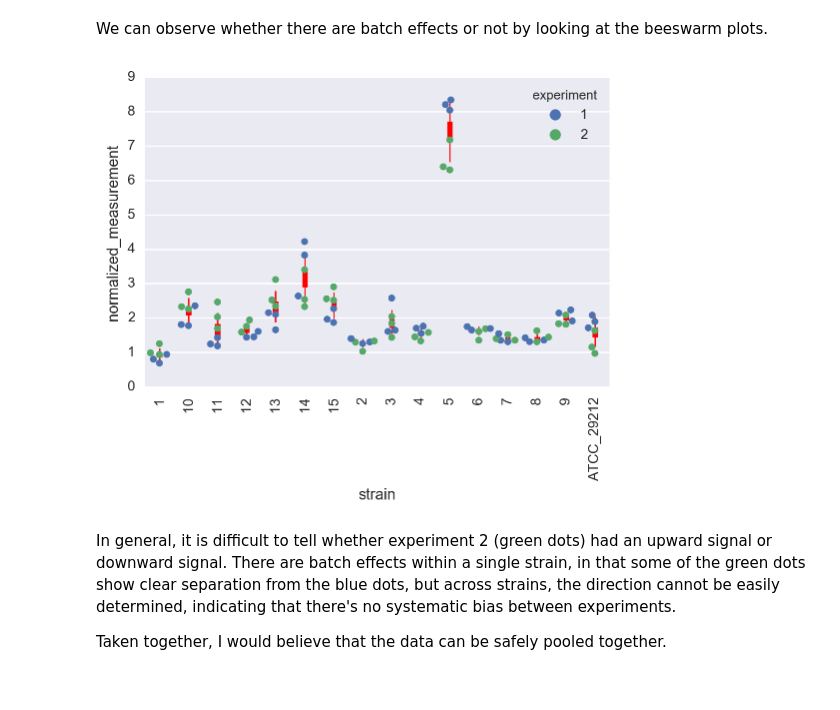
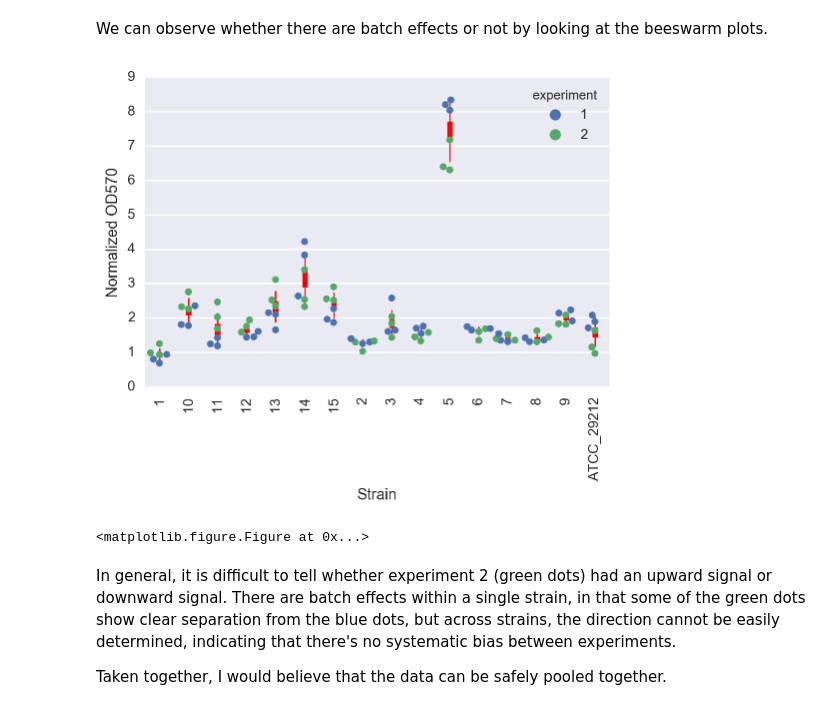
Before and after one commit to afcarl/mia-stats, a Jupyter notebook: mia-stats.ipynb, the cells around one changed output. Cells and saved outputs as stored; diff of their text form; code cells hidden in the pictures.

Commit message:
updated notebook and PDF version of figure

```diff
--- a/mia-stats.ipynb
+++ b/mia-stats.ipynb
@@ -95,13 +95,16 @@ We can observe whether there are batch effects or not by looking at the beeswarm
 # %%
 # Plot bee swarm plot + posterior distribution densities.
 sns.swarmplot(data=df, x='indices', y='normalized_measurement', hue='experiment')
-plt.errorbar(x=range(len(le.classes_)), y=median, yerr=[hpd_lower, hpd_upper], ls='none', color='red', elinewidth=1)
-plt.errorbar(x=range(len(le.classes_)), y=median, yerr=[iqr_lower, iqr_upper], ls='none', color='red', elinewidth=4)
+plt.errorbar(x=range(len(le.classes_)), y=median, yerr=[hpd_lower, hpd_upper], ls='none', color='red', elinewidth=1, label='95% HPD')
+plt.errorbar(x=range(len(le.classes_)), y=median, yerr=[iqr_lower, iqr_upper], ls='none', color='red', elinewidth=4, label='IQR')
 plt.xticks(range(len(le.classes_)), le.classes_, rotation=90)
-plt.xlabel('strain')
+plt.xlabel('Strain')
+plt.ylabel('Normalized OD570')
 plt.show()
+plt.savefig('measurement.pdf')
 # %% [output]
-[figure, old version]
+[figure, new version]
+<matplotlib.figure.Figure at 0x...>
 # %% [markdown]
 In general, it is difficult to tell whether experiment 2 (green dots) had an upward signal or downward signal. There are batch effects within a single strain, in that some of the green dots show clear separation from the blue dots, but across strains, the direction cannot be easily determined, indicating that there's no systematic bias between experiments.
 
```
Also changed, not shown: 1 other file.
